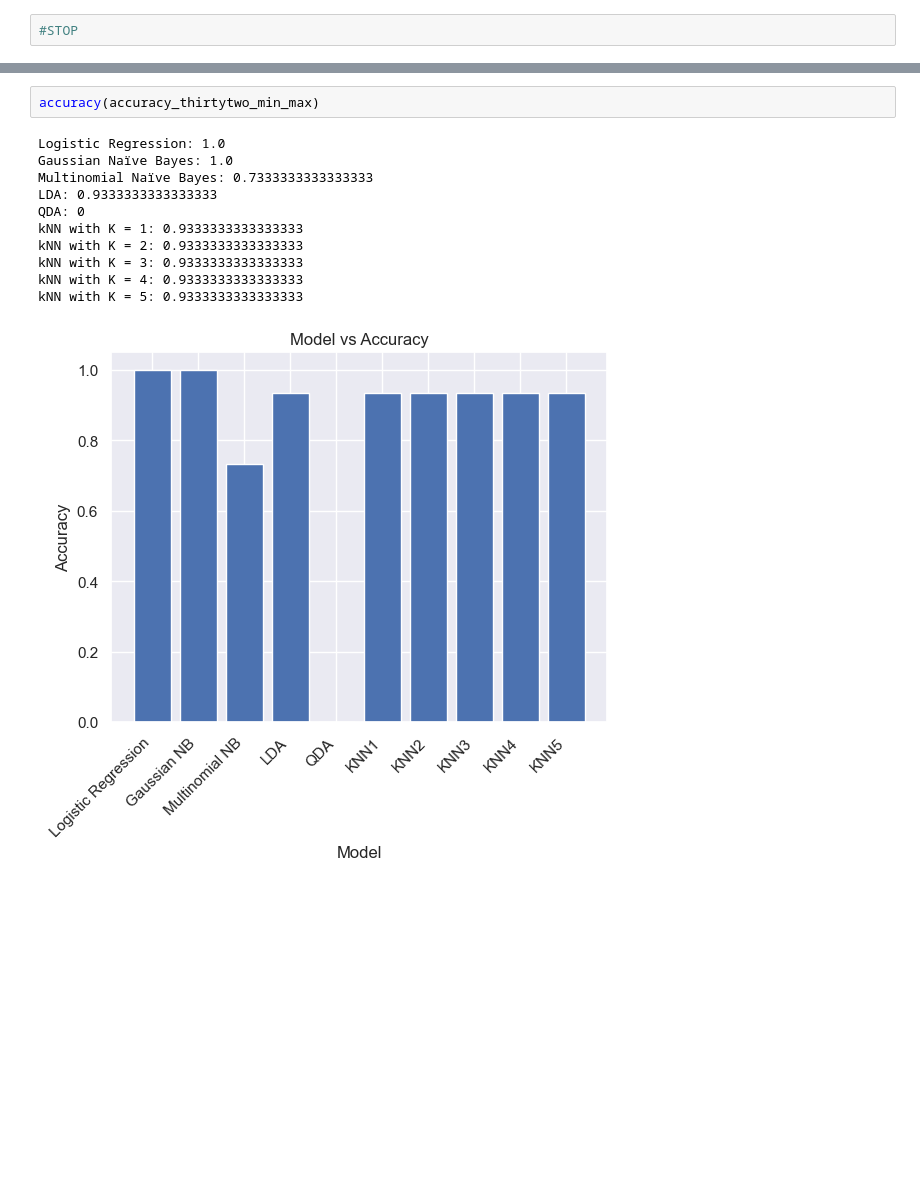
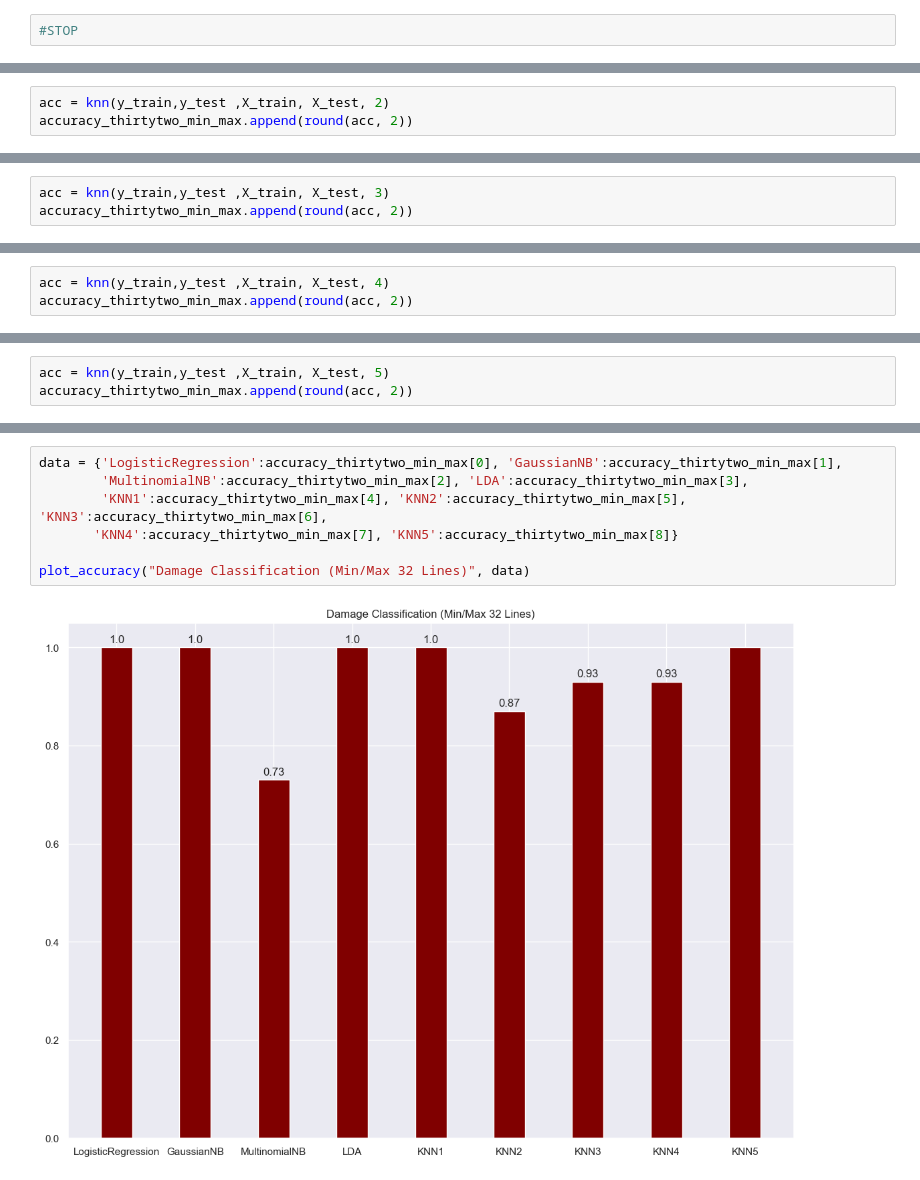
Before and after one commit to MFarooqRajput/wood-log-detection, a Jupyter notebook: Pith2Bark/notebooks/damage_classification.ipynb, the cells around one changed output, grey strips where cells are left out. Saved outputs shown, nothing was run; the diff lists cells and outputs as text; blank space fills up the shorter version.

```diff
--- a/Pith2Bark/notebooks/damage_classification.ipynb
+++ b/Pith2Bark/notebooks/damage_classification.ipynb
@@ -578,0 +708,3 @@ Dominant
+# %%
+acc = knn(y_train,y_test ,X_train, X_test, 2)
+accuracy_thirtytwo_min_max.append(round(acc, 2))
@@ -578,0 +730,3 @@ Dominant
+# %%
+acc = knn(y_train,y_test ,X_train, X_test, 3)
+accuracy_thirtytwo_min_max.append(round(acc, 2))
@@ -578,0 +752,3 @@ Dominant
+# %%
+acc = knn(y_train,y_test ,X_train, X_test, 4)
+accuracy_thirtytwo_min_max.append(round(acc, 2))
@@ -578,0 +774,3 @@ Dominant
+# %%
+acc = knn(y_train,y_test ,X_train, X_test, 5)
+accuracy_thirtytwo_min_max.append(round(acc, 2))
@@ -1009,15 +1225,10 @@ kNN with K = 5: 1.0
 # %%
-accuracy(accuracy_thirtytwo_min_max)
+data = {'LogisticRegression':accuracy_thirtytwo_min_max[0], 'GaussianNB':accuracy_thirtytwo_min_max[1],
+        'MultinomialNB':accuracy_thirtytwo_min_max[2], 'LDA':accuracy_thirtytwo_min_max[3],
+        'KNN1':accuracy_thirtytwo_min_max[4], 'KNN2':accuracy_thirtytwo_min_max[5], 'KNN3':accuracy_thirtytwo_min_max[6],
+       'KNN4':accuracy_thirtytwo_min_max[7], 'KNN5':accuracy_thirtytwo_min_max[8]}
+
+plot_accuracy("Damage Classification (Min/Max 32 Lines)", data)
 # %% [output]
-Logistic Regression: 1.0
-Gaussian Naïve Bayes: 1.0
-Multinomial Naïve Bayes: 0.7333333333333333
-LDA: 0.9333333333333333
-QDA: 0
-kNN with K = 1: 0.9333333333333333
-kNN with K = 2: 0.9333333333333333
-kNN with K = 3: 0.9333333333333333
-kNN with K = 4: 0.9333333333333333
-kNN with K = 5: 0.9333333333333333
-[figure, old version]
+[figure, new version]
 # %%
```
Also changed, not shown: parts of 108 cells of this notebook, 4 other files.
